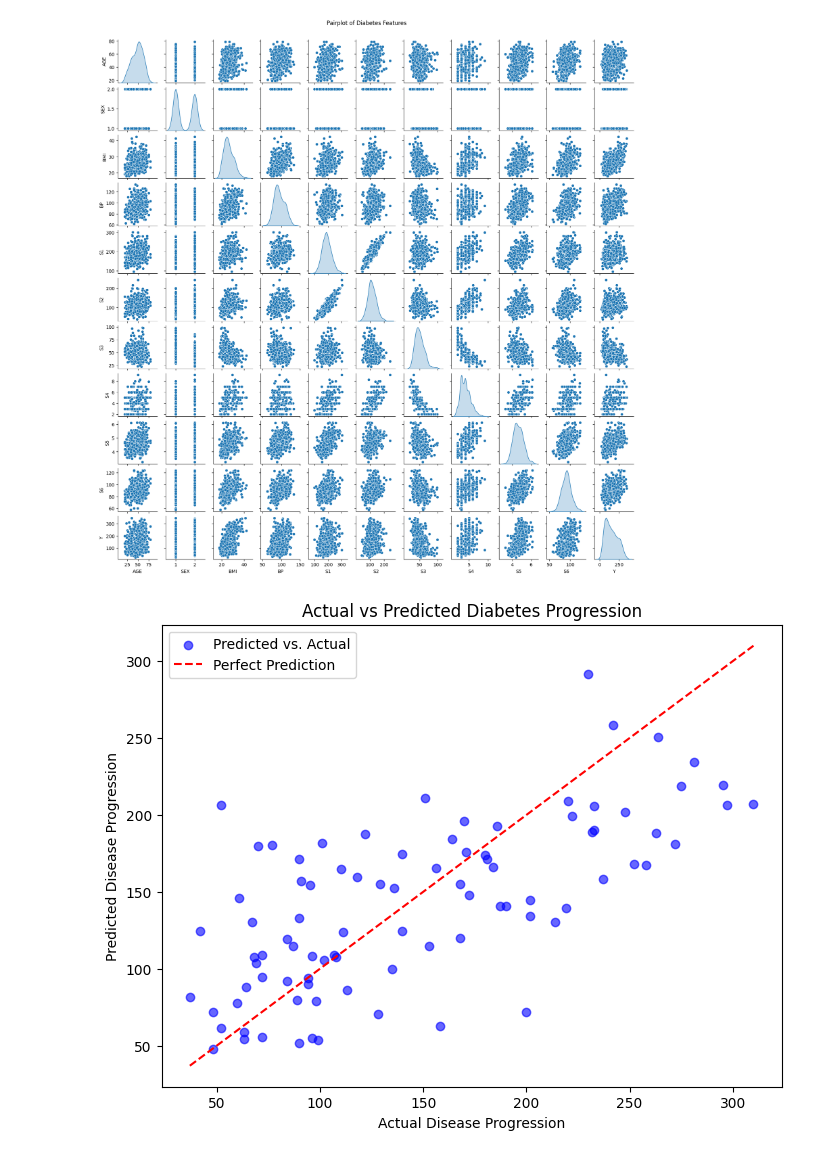
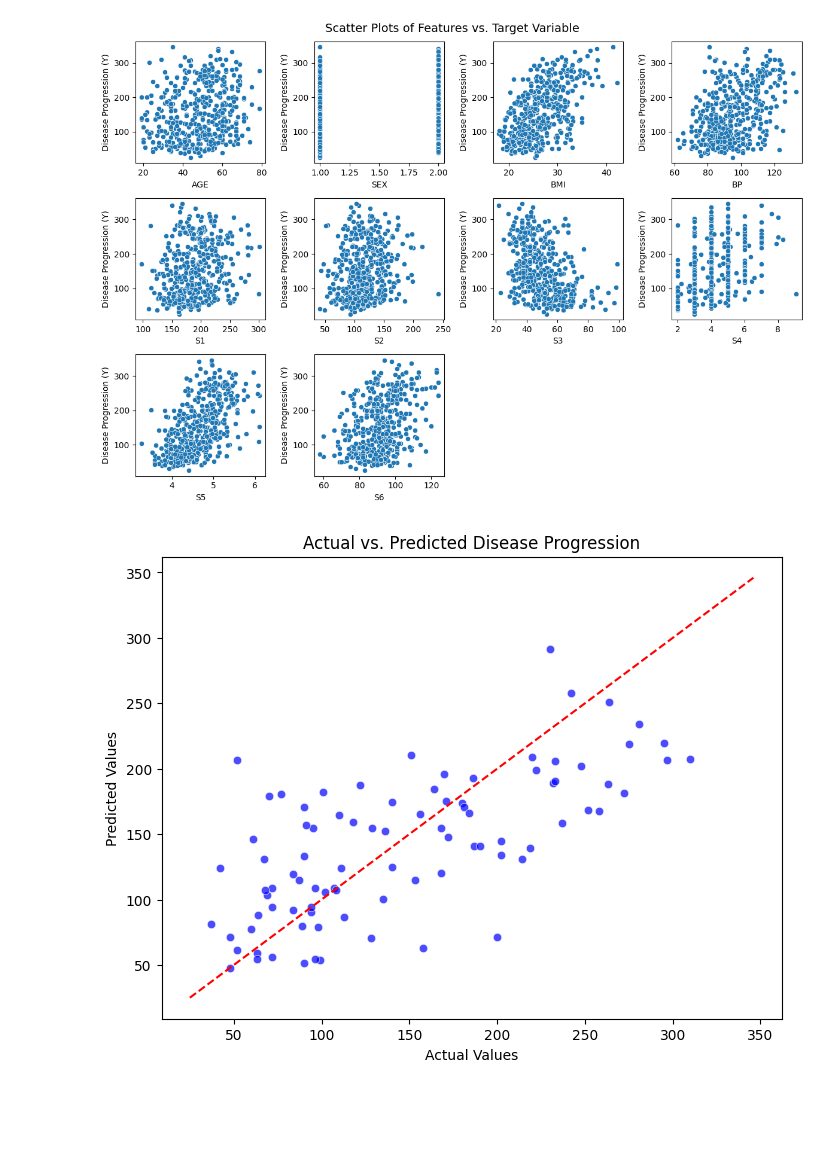
Before and after one commit to Harrisson3/diabetes, a Jupyter notebook: diabetes.ipynb, the cells around one changed output. Saved outputs shown, nothing was run; the diff lists cells and outputs as text; code cells hidden in the pictures; blank space fills up the shorter version.

```diff
--- a/diabetes.ipynb
+++ b/diabetes.ipynb
@@ -2,58 +2,59 @@
 <a href="https://colab.research.google.com/github/Harrisson3/diabetes/blob/main/diabetes.ipynb" target="_parent"><img src="https://colab.research.google.com/assets/colab-badge.svg" alt="Open In Colab"/></a>
 # %%
 # Step 1: Import necessary libraries
+import pandas as pd
 import numpy as np
-import pandas as pd
 import matplotlib.pyplot as plt
 import seaborn as sns
 from sklearn.model_selection import train_test_split
 from sklearn.linear_model import LinearRegression
 from sklearn.metrics import mean_squared_error, r2_score
 
-# Step 2: Load the dataset
+# Step 2: Load the dataset from an external URL
 url = "https://github.com/Harrisson3/diabetes/raw/main/diabetes.xlsx"
 df = pd.read_excel(url)
 
-# Step 3: Display basic information about the dataset
-print("\nDataset Information:")
+# Display first few rows to understand the data structure
+print(df.head())
+
+# Step 3: Explore the Data
+print(df.describe())
 print(df.info())
 
-print("\nFirst five rows of the dataset:")
-print(df.head())
-
-# Step 4: Explore the Data with Pandas
-print("\nSummary statistics of the dataset:")
-print(df.describe())
-
-# Step 5: Visualizing the Features
-sns.pairplot(df, diag_kind='kde', height=1.5)
-plt.suptitle("Pairplot of Diabetes Features", y=1.02)
+# Step 4: Visualize Feature Relationships with Scatter Plots
+plt.figure(figsize=(12, 8))
+for i, column in enumerate(df.columns[:-1]):  # Exclude target variable ('Y')
+    plt.subplot(3, 4, i+1)
+    sns.scatterplot(x=df[column], y=df['Y'])
+    plt.xlabel(column)
+    plt.ylabel('Disease Progression (Y)')
+    plt.tight_layout()
+plt.suptitle("Scatter Plots of Features vs. Target Variable", fontsize=14, y=1.02)
 plt.show()
 
-# Step 6: Splitting the Data for Training and Testing
-X = df.drop(columns=['Y'])  # Features (drop the target variable)
+# Step 5: Split the Data into Training and Testing Sets
+X = df.drop(columns=['Y'])  # Features (assuming 'Y' is the target variable)
 y = df['Y']  # Target variable
 
 X_train, X_test, y_train, y_test = train_test_split(X, y, test_size=0.2, random_state=42)
 
-# Step 7: Train the Linear Regression Model
+# Step 6: Train the Linear Regression Model
 model = LinearRegression()
 model.fit(X_train, y_train)
 
-# Step 8: Test the Model (Make Predictions)
+# Step 7: Test the Model
 y_pred = model.predict(X_test)
 
-# Step 9: Visualizing the Expected vs. Predicted Values
+# Step 8: Visualize Expected vs. Predicted Values using Scatter Plot
 plt.figure(figsize=(8, 6))
-plt.scatter(y_test, y_pred, color='blue', alpha=0.6, label="Predicted vs. Actual")
-plt.plot([min(y_test), max(y_test)], [min(y_test), max(y_test)], linestyle="--", color="red", label="Perfect Prediction")
-plt.xlabel("Actual Disease Progression")
-plt.ylabel("Predicted Disease Progression")
-plt.title("Actual vs Predicted Diabetes Progression")
-plt.legend()
+sns.scatterplot(x=y_test, y=y_pred, color="blue", alpha=0.7)
+plt.plot([y.min(), y.max()], [y.min(), y.max()], '--', color='red')  # Ideal prediction line
+plt.xlabel("Actual Values")
+plt.ylabel("Predicted Values")
+plt.title("Actual vs. Predicted Disease Progression")
 plt.show()
 
-# Step 10: Regression Model Metrics
+# Step 9: Evaluate the Model
 mse = mean_squared_error(y_test, y_pred)
 rmse = np.sqrt(mse)
 r2 = r2_score(y_test, y_pred)
@@ -62,14 +63,11 @@ print(f"Mean Squared Error (MSE): {mse:.2f}")
 print(f"Root Mean Squared Error (RMSE): {rmse:.2f}")
 print(f"R-squared (R²): {r2:.4f}")
 
-# Step 11: Choosing the Best Model (Feature Importance Analysis)
-feature_importance = pd.Series(model.coef_, index=X.columns).sort_values(ascending=False)
-print("\nFeature Importance (Regression Coefficients):")
-print(feature_importance)
+# Step 10: Feature Importance Analysis with Matplotlib and Seaborn
+feature_importance = pd.Series(model.coef_, index=X.columns).sort_values()
 
-# Visualizing Feature Importance
 plt.figure(figsize=(10, 5))
-sns.barplot(x=feature_importance, y=feature_importance.index, palette="coolwarm")
+sns.barplot(x=feature_importance, y=feature_importance.index, hue=feature_importance.index, palette="coolwarm", legend=False)
 plt.xlabel("Regression Coefficient Value")
 plt.ylabel("Feature Name")
 plt.title("Feature Importance in Diabetes Prediction")
@@ -95,5 +93,5 @@ max     99.000000    9.090000    6.107000  124.000000  346.000000
-[figure, old version]
+[figure, new version]
-[figure, old version]
+[figure, new version]
 Mean Squared Error (MSE): 2900.19
 Root Mean Squared Error (RMSE): 53.85
 R-squared (R²): 0.4526
```
Also changed, not shown: parts of 1 cell of this notebook.
